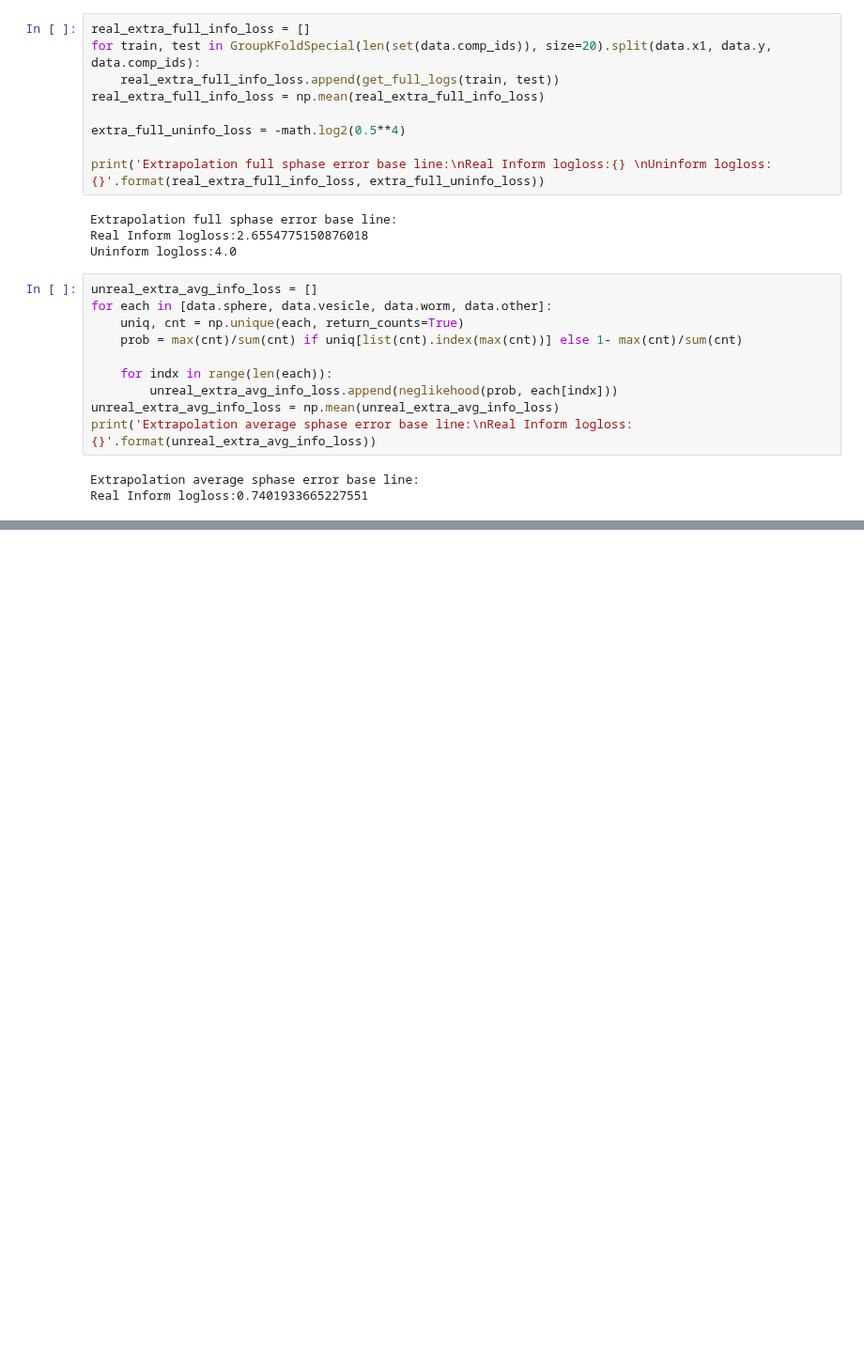
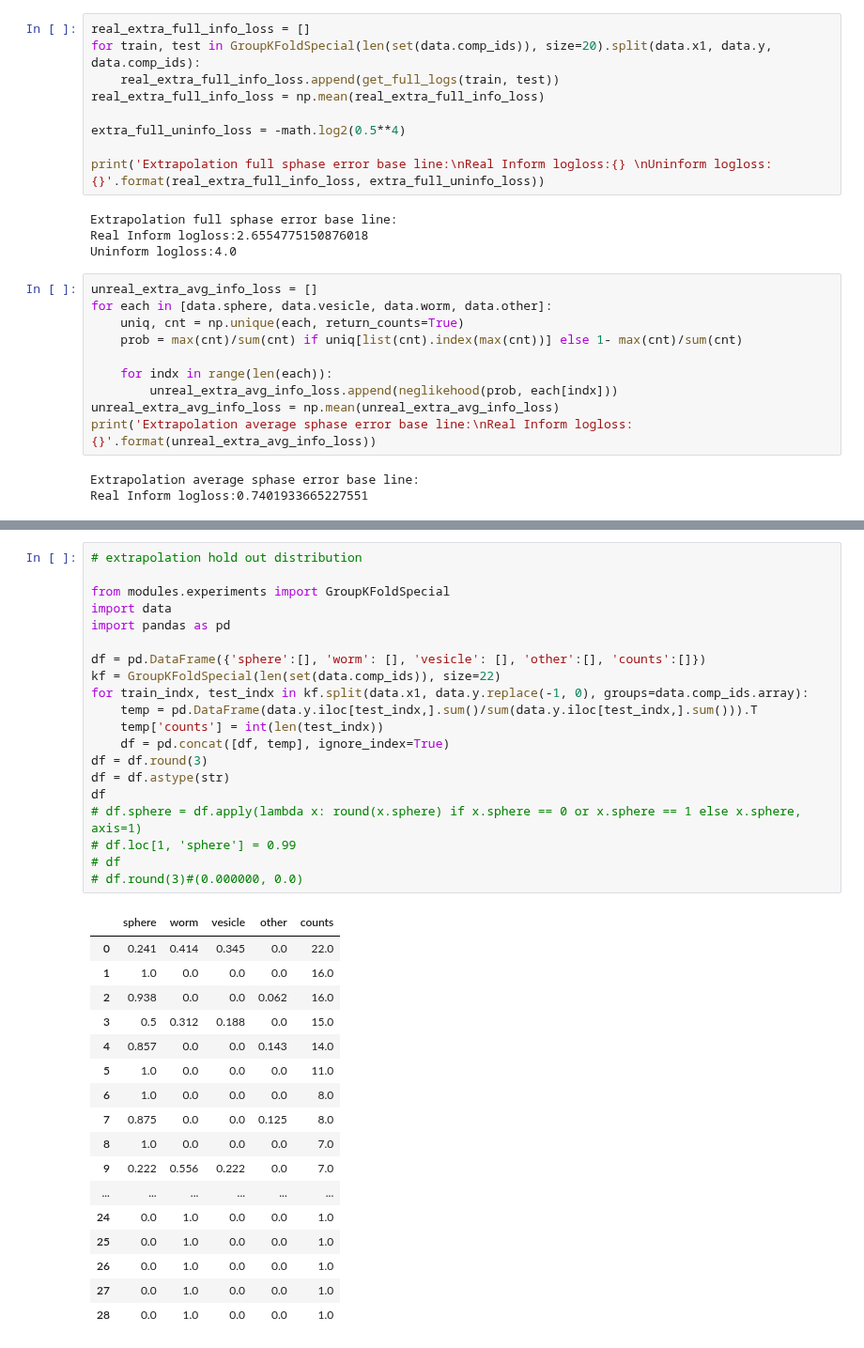
Before and after one commit to marioboley/PISA_ML, a Jupyter notebook: model_evaluation.ipynb, the cells around one changed output, grey strips where cells are left out. Shown at 94% size. Cells and saved outputs as stored; diff of their text form; blank space fills up the shorter version.

```diff
--- a/model_evaluation.ipynb
+++ b/model_evaluation.ipynb
@@ -310,0 +324,38 @@ plt.show()
+# %%
+# extrapolation hold out distribution
+
+from modules.experiments import GroupKFoldSpecial
+import data
+import pandas as pd
+
+df = pd.DataFrame({'sphere':[], 'worm': [], 'vesicle': [], 'other':[], 'counts':[]})
+kf = GroupKFoldSpecial(len(set(data.comp_ids)), size=22)
+for train_indx, test_indx in kf.split(data.x1, data.y.replace(-1, 0), groups=data.comp_ids.array):
+    temp = pd.DataFrame(data.y.iloc[test_indx,].sum()/sum(data.y.iloc[test_indx,].sum())).T
+    temp['counts'] = int(len(test_indx))
+    df = pd.concat([df, temp], ignore_index=True)
+df = df.round(3)
+df = df.astype(str)
+df
+# df.sphere = df.apply(lambda x: round(x.sphere) if x.sphere == 0 or x.sphere == 1 else x.sphere, axis=1)
+# df.loc[1, 'sphere'] = 0.99
+# df
+# df.round(3)#(0.000000, 0.0)
+# %% [output]
+|  | sphere | worm | vesicle | other | counts |
+| 0 | 0.241 | 0.414 | 0.345 | 0.0 | 22.0 |
+| 1 | 1.0 | 0.0 | 0.0 | 0.0 | 16.0 |
+| 2 | 0.938 | 0.0 | 0.0 | 0.062 | 16.0 |
+| 3 | 0.5 | 0.312 | 0.188 | 0.0 | 15.0 |
+| 4 | 0.857 | 0.0 | 0.0 | 0.143 | 14.0 |
+| 5 | 1.0 | 0.0 | 0.0 | 0.0 | 11.0 |
+| 6 | 1.0 | 0.0 | 0.0 | 0.0 | 8.0 |
+| 7 | 0.875 | 0.0 | 0.0 | 0.125 | 8.0 |
+| 8 | 1.0 | 0.0 | 0.0 | 0.0 | 7.0 |
+| 9 | 0.222 | 0.556 | 0.222 | 0.0 | 7.0 |
+| ... | ... | ... | ... | ... | ... |
+| 24 | 0.0 | 1.0 | 0.0 | 0.0 | 1.0 |
+| 25 | 0.0 | 1.0 | 0.0 | 0.0 | 1.0 |
+| 26 | 0.0 | 1.0 | 0.0 | 0.0 | 1.0 |
+| 27 | 0.0 | 1.0 | 0.0 | 0.0 | 1.0 |
+| 28 | 0.0 | 1.0 | 0.0 | 0.0 | 1.0 |
```
Also changed, not shown: parts of 9 cells of this notebook, 5 other files.
